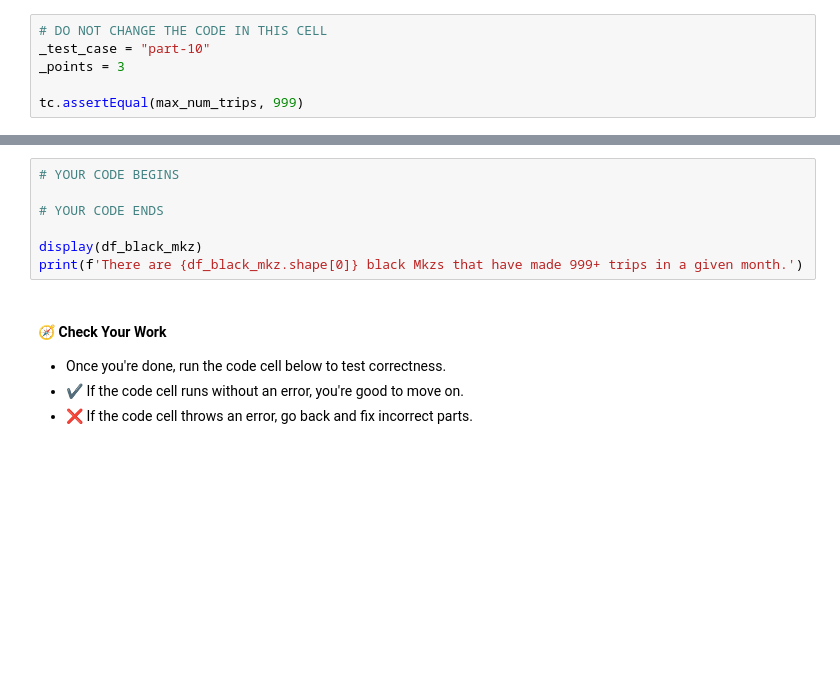
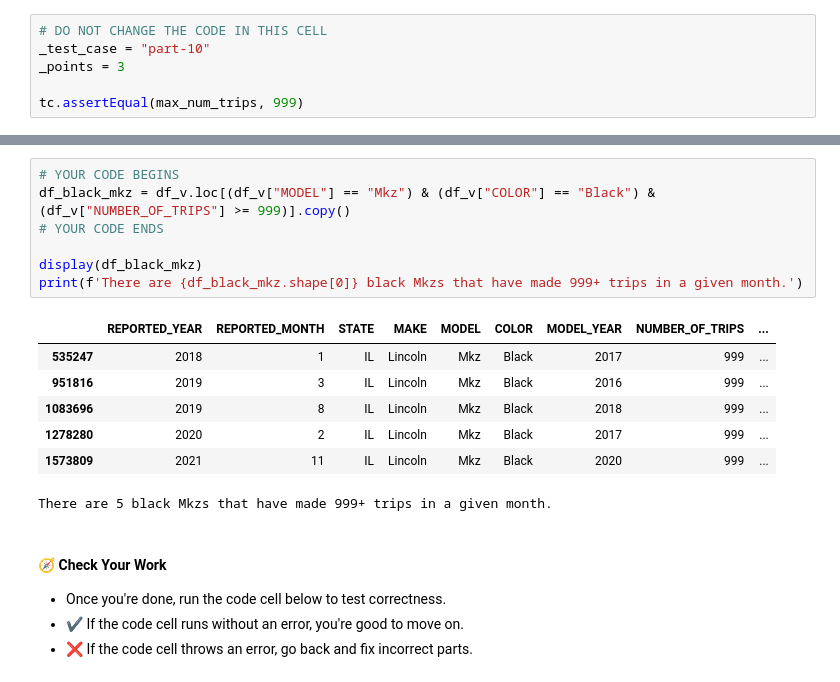
Before and after one commit to emimanaligod/microprojects, a Jupyter notebook: case-study-01-rideshare-vehicles.ipynb, the cells around one changed output, grey strips where cells are left out. Drawn from its saved outputs; the diff is of its cells as text; blank space fills up the shorter version.

```diff
--- a/case-study-01-rideshare-vehicles.ipynb
+++ b/case-study-01-rideshare-vehicles.ipynb
@@ -486,11 +504,19 @@ Your index column may contain different values.
 | 1573809 |            2021 |               11 | IL      | Lincoln | Mkz     | Black   |         2020 |               999 | True            |
 # %%
 # YOUR CODE BEGINS
-
+df_black_mkz = df_v.loc[(df_v["MODEL"] == "Mkz") & (df_v["COLOR"] == "Black") & (df_v["NUMBER_OF_TRIPS"] >= 999)].copy()
 # YOUR CODE ENDS
 
 display(df_black_mkz)
 print(f'There are {df_black_mkz.shape[0]} black Mkzs that have made 999+ trips in a given month.')
+# %% [output]
+|  | REPORTED_YEAR | REPORTED_MONTH | STATE | MAKE | MODEL | COLOR | MODEL_YEAR | NUMBER_OF_TRIPS | ... |
+| 535247 | 2018 | 1 | IL | Lincoln | Mkz | Black | 2017 | 999 | ... |
+| 951816 | 2019 | 3 | IL | Lincoln | Mkz | Black | 2016 | 999 | ... |
+| 1083696 | 2019 | 8 | IL | Lincoln | Mkz | Black | 2018 | 999 | ... |
+| 1278280 | 2020 | 2 | IL | Lincoln | Mkz | Black | 2017 | 999 | ... |
+| 1573809 | 2021 | 11 | IL | Lincoln | Mkz | Black | 2020 | 999 | ... |
+There are 5 black Mkzs that have made 999+ trips in a given month.
 # %% [markdown]
 #### 🧭 Check Your Work
 
```
Also changed, not shown: parts of 4 cells of this notebook.
